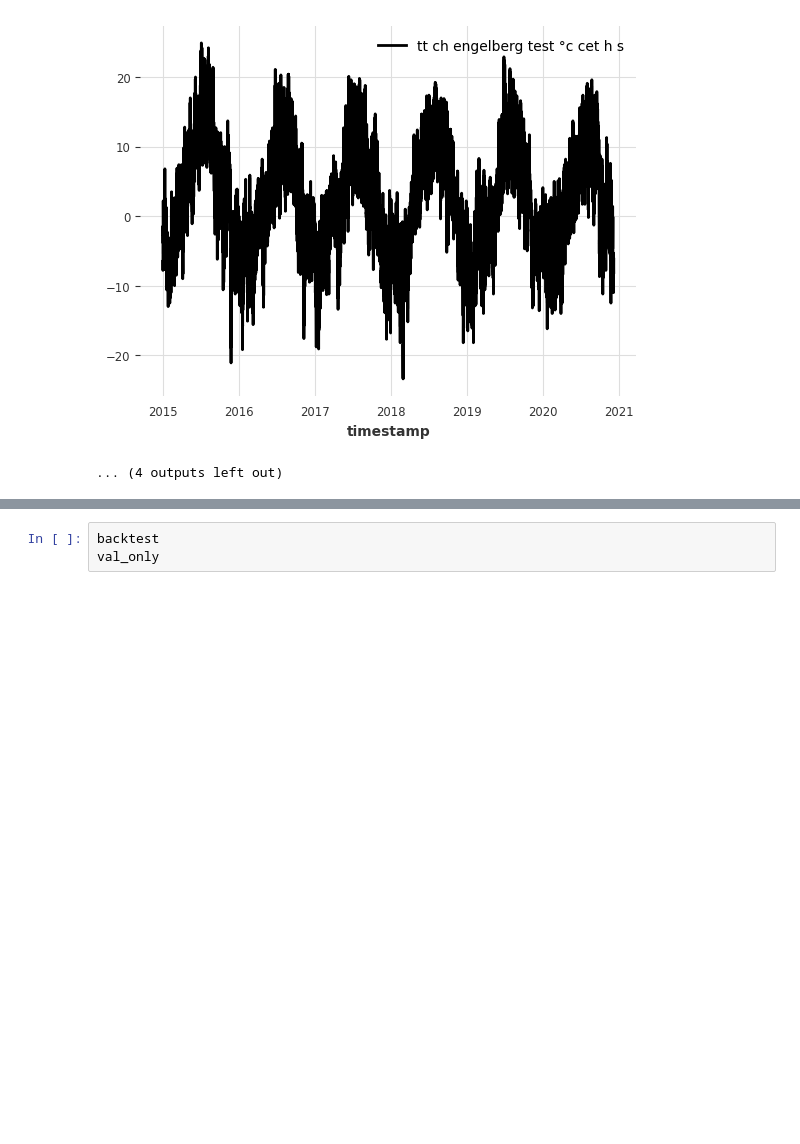
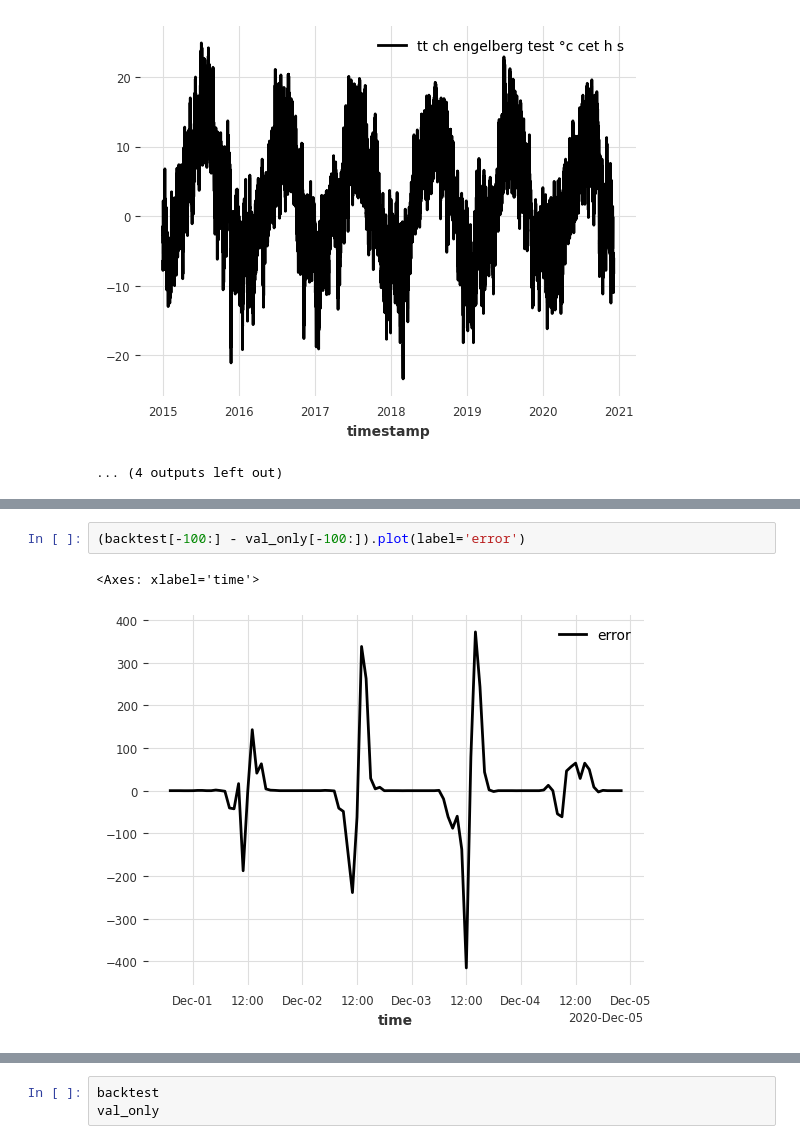
Before and after one commit to iffthomas/Axpo-Datathon-Challenge-2024, a Jupyter notebook: notebooks/spot_market.ipynb, the cells around one changed output, grey strips where cells are left out. Drawn from its saved outputs; the diff is of its cells as text; blank space fills up the shorter version.

```diff
--- a/notebooks/spot_market.ipynb
+++ b/notebooks/spot_market.ipynb
@@ -262,0 +222,5 @@ IndexError: tuple index out of range
+# %%
+(backtest[-100:] - val_only[-100:]).plot(label='error')
+# %% [output]
+<Axes: xlabel='time'>
+[figure, added]
```
Also changed, not shown: parts of 16 cells of this notebook.
